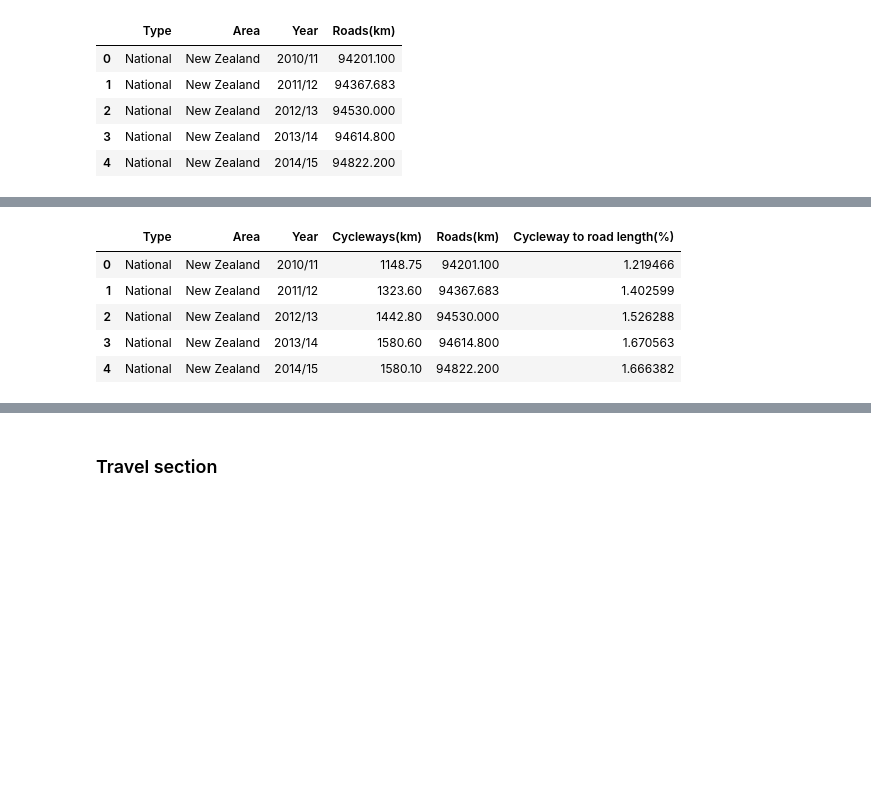
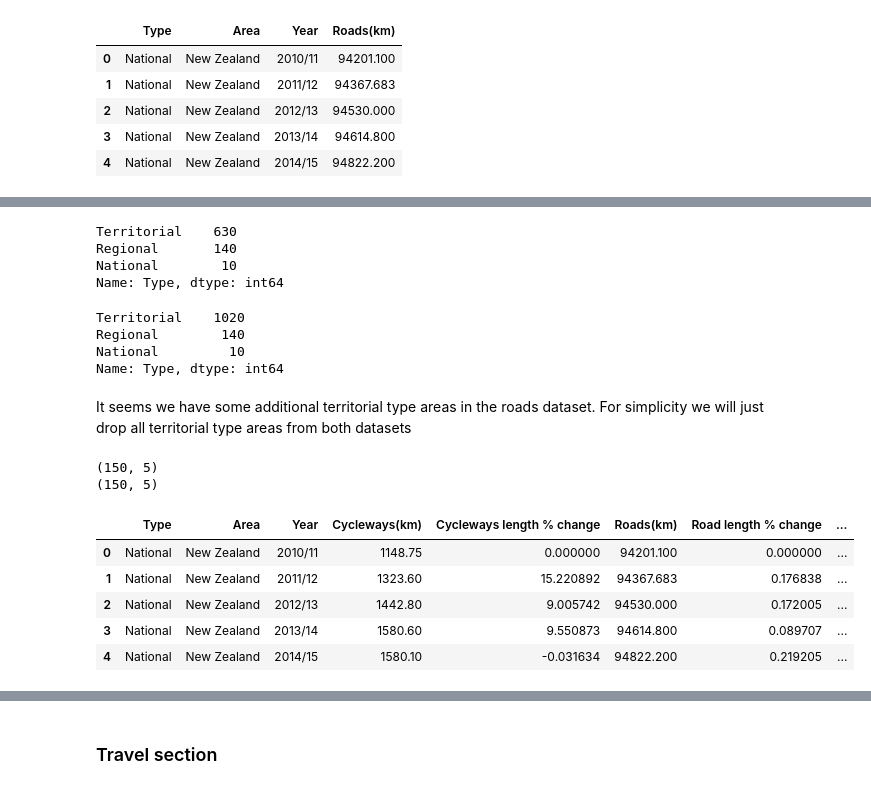
Before and after one commit to StephenTGibson/data-projects, a Jupyter notebook: notebooks/Cycleways and their impact.ipynb, the cells around one changed output, grey strips where cells are left out. Drawn from its saved outputs; the diff is of its cells as text; code cells hidden in the pictures; blank space fills up the shorter version.

```diff
--- a/notebooks/Cycleways and their impact.ipynb
+++ b/notebooks/Cycleways and their impact.ipynb
@@ -113,0 +267,19 @@ df_roads.head()
+# %%
+#function to calculate the percentage increase in road length from last year to this year
+def percentage_change(year, length_current, length_previous):
+    #can't calculate this for our first year of data
+    if year == "2010/11":
+        return 0
+    #catch any dividing by 0 errors
+    elif length_previous == 0:
+        return 0
+    else:
+        return ((length_current - length_previous)/length_previous)*100
+
+#use of apply function to apply our function above
+df_roads["Road length % change"] = df_roads.apply(lambda x: percentage_change(x["Year"], x["Roads(km)"], x["Roads(km)_previous_year"]),axis=1)
+
+#remove extra column which is no longer needed
+df_roads=df_roads.drop(columns=["Roads(km)_previous_year"])
+
+df_roads.head()
@@ -113,0 +338,14 @@ df_roads.head()
+# %%
+#use the shift function to add a new column of the previous years' cycleway length
+df_cycleways["Cycleways(km)_previous_year"] = df_cycleways["Cycleways(km)"].shift(periods=1)
+
+#use of apply function to apply our function above
+df_cycleways["Cycleways length % change"] = df_cycleways.apply(lambda x: percentage_change(x["Year"],
+                                                                                           x["Cycleways(km)"],
+                                                                                           x["Cycleways(km)_previous_year"]),
+                                                                                           axis=1)
+
+#remove extra column which is no longer needed
+df_cycleways=df_cycleways.drop(columns=["Cycleways(km)_previous_year"])
+
+df_cycleways.head()
@@ -114,17 +440,41 @@ df_roads.head()
+# %%
+df_cycleways['Type'].value_counts()
+# %% [output]
+Territorial    630
+Regional       140
+National        10
+Name: Type, dtype: int64
+# %%
+df_roads['Type'].value_counts()
+# %% [output]
+Territorial    1020
+Regional        140
+National         10
+Name: Type, dtype: int64
+# %% [markdown]
+It seems we have some additional territorial type areas in the roads dataset. For simplicity we will just drop all territorial type areas from both datasets
+# %%
+df_cycleways = df_cycleways.drop(df_cycleways[df_cycleways['Type']=='Territorial'].index)
+df_roads = df_roads.drop(df_roads[df_roads['Type']=='Territorial'].index)
+# %%
+#Check:
+print(df_cycleways.shape)
+print(df_roads.shape)
+# %% [output]
+(150, 5)
+(150, 5)
 # %%
-#df_infrastructure = df_roads
+#create new infrastructure dataframe to combine datasets
+df_infrastructure = pd.merge(df_cycleways,df_roads)
 
-df_infrastructure = pd.merge_ordered(df_cycleways,df_roads)
-
-df_infrastructure.fillna(0)
-
+#create new column as a ratio of cycleway to road length for each area and year
 df_infrastructure['Cycleway to road length(%)'] = (df_infrastructure['Cycleways(km)']/df_infrastructure['Roads(km)'])*100
 
 df_infrastructure.head()
 # %% [output]
-|  | Type | Area | Year | Cycleways(km) | Roads(km) | Cycleway to road length(%) |
-| 0 | National | New Zealand | 2010/11 | 1148.75 | 94201.100 | 1.219466 |
-| 1 | National | New Zealand | 2011/12 | 1323.60 | 94367.683 | 1.402599 |
-| 2 | National | New Zealand | 2012/13 | 1442.80 | 94530.000 | 1.526288 |
-| 3 | National | New Zealand | 2013/14 | 1580.60 | 94614.800 | 1.670563 |
-| 4 | National | New Zealand | 2014/15 | 1580.10 | 94822.200 | 1.666382 |
+|  | Type | Area | Year | Cycleways(km) | Cycleways length % change | Roads(km) | Road length % change | ... |
+| 0 | National | New Zealand | 2010/11 | 1148.75 | 0.000000 | 94201.100 | 0.000000 | ... |
+| 1 | National | New Zealand | 2011/12 | 1323.60 | 15.220892 | 94367.683 | 0.176838 | ... |
+| 2 | National | New Zealand | 2012/13 | 1442.80 | 9.005742 | 94530.000 | 0.172005 | ... |
+| 3 | National | New Zealand | 2013/14 | 1580.60 | 9.550873 | 94614.800 | 0.089707 | ... |
+| 4 | National | New Zealand | 2014/15 | 1580.10 | -0.031634 | 94822.200 | 0.219205 | ... |
```
Also changed, not shown: parts of 101 cells of this notebook.
